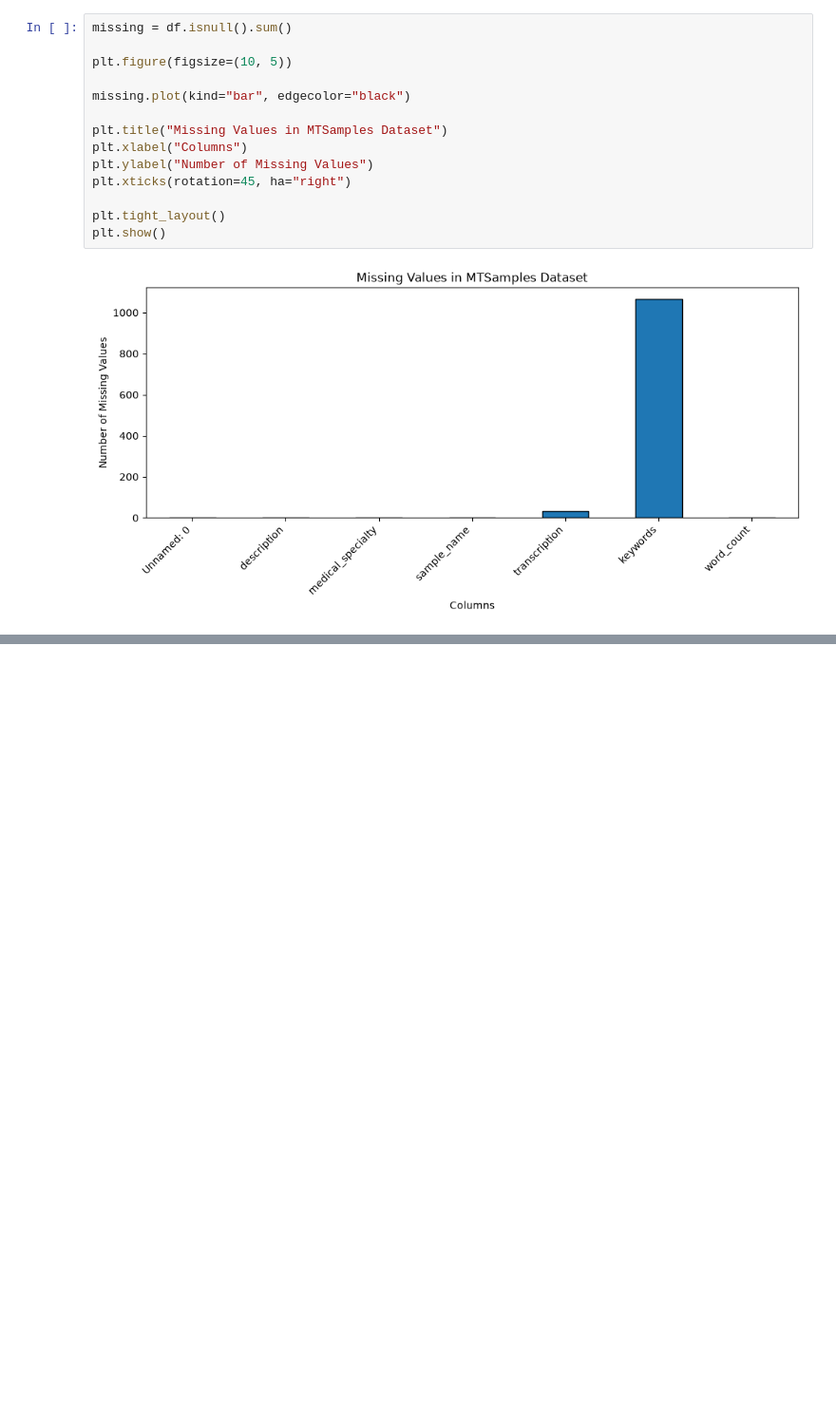
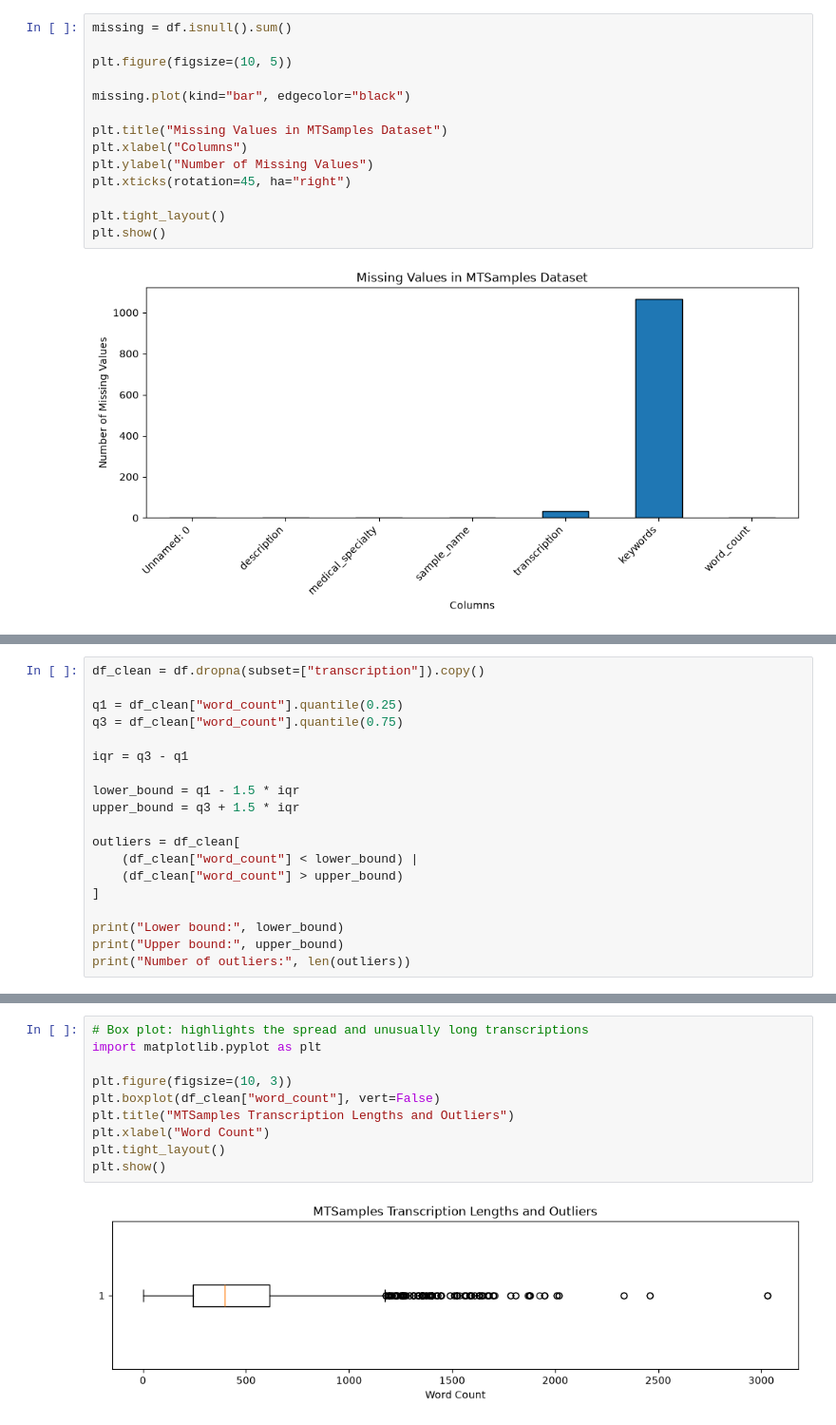
Before and after one commit to acmucsd-projects/fa26-ai-team-3, a Jupyter notebook: notebooks/01_data_eda.ipynb, the cells around one changed output, grey strips where cells are left out. Shown at 95% size. Saved outputs shown, nothing was run; the diff lists cells and outputs as text; blank space fills up the shorter version.

Commit message:
Analyzed outliers from MTSamples and graphs and wrote example FHIR

```diff
--- a/notebooks/01_data_eda.ipynb
+++ b/notebooks/01_data_eda.ipynb
@@ -143,0 +172,19 @@ plt.show()
+# %%
+df_clean = df.dropna(subset=["transcription"]).copy()
+
+q1 = df_clean["word_count"].quantile(0.25)
+q3 = df_clean["word_count"].quantile(0.75)
+
+iqr = q3 - q1
+
+lower_bound = q1 - 1.5 * iqr
+upper_bound = q3 + 1.5 * iqr
+
+outliers = df_clean[
+    (df_clean["word_count"] < lower_bound) |
+    (df_clean["word_count"] > upper_bound)
+]
+
+print("Lower bound:", lower_bound)
+print("Upper bound:", upper_bound)
+print("Number of outliers:", len(outliers))
@@ -143,0 +466,12 @@ plt.show()
+# %%
+# Box plot: highlights the spread and unusually long transcriptions
+import matplotlib.pyplot as plt
+
+plt.figure(figsize=(10, 3))
+plt.boxplot(df_clean["word_count"], vert=False)
+plt.title("MTSamples Transcription Lengths and Outliers")
+plt.xlabel("Word Count")
+plt.tight_layout()
+plt.show()
+# %% [output]
+[figure, added]
```
Also changed, not shown: parts of 29 cells of this notebook, 5 other files.
